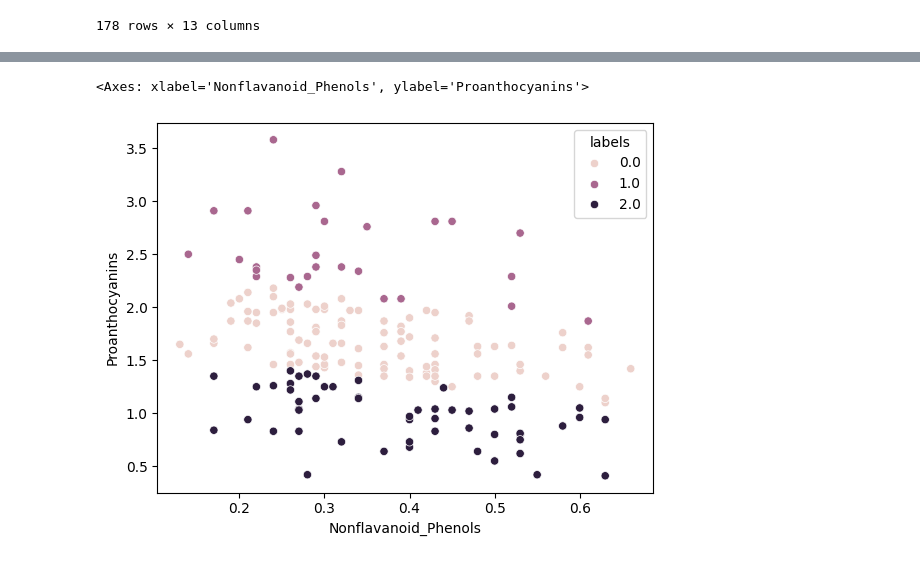
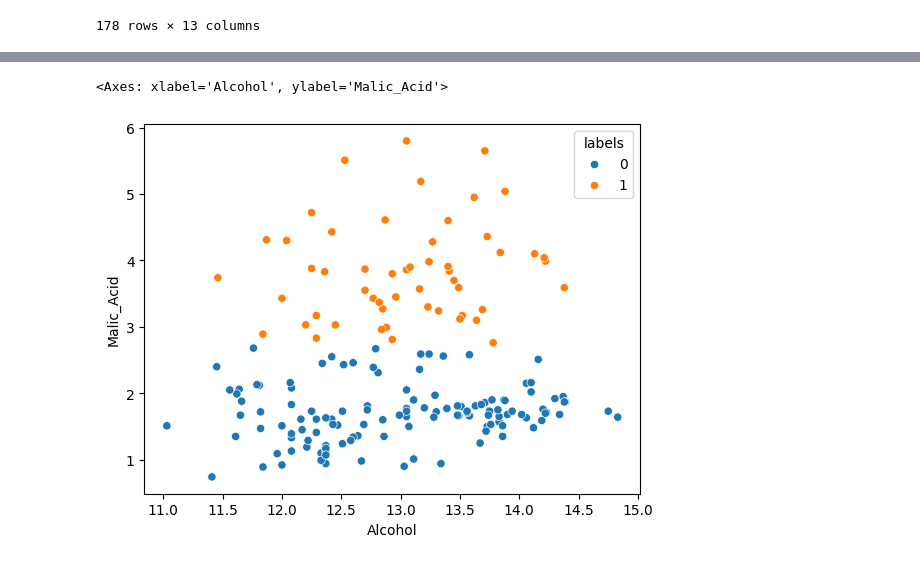
Before and after one commit to niimo753/neu-machine-learning-module, a Jupyter notebook: ML2/ML2_HW3_Kmeans_MinhNgoc_11212980.ipynb, the cells around one changed output, grey strips where cells are left out. Cells and saved outputs as stored; diff of their text form; code cells hidden in the pictures.

```diff
--- a/ML2/ML2_HW3_Kmeans_MinhNgoc_11212980.ipynb
+++ b/ML2/ML2_HW3_Kmeans_MinhNgoc_11212980.ipynb
@@ -100,5 +104,11 @@ X.loc[:, 'labels'] = kmeans.labels
 # %%
+from sklearn.cluster import KMeans
+X = wine.iloc[:, :2]
+
+kmeans = KMeans(n_clusters=2, max_iter=1000, n_init=10)
+kmeans.fit(X)
+X.loc[:, 'labels'] = kmeans.labels_
 sns.scatterplot(X, x=X.columns[0], y=X.columns[1], hue='labels')
 # %% [output]
-<Axes: xlabel='Nonflavanoid_Phenols', ylabel='Proanthocyanins'>
+<Axes: xlabel='Alcohol', ylabel='Malic_Acid'>
-[figure, old version]
+[figure, new version]
```
Also changed, not shown: parts of 1 cell of this notebook, 4 other files.
